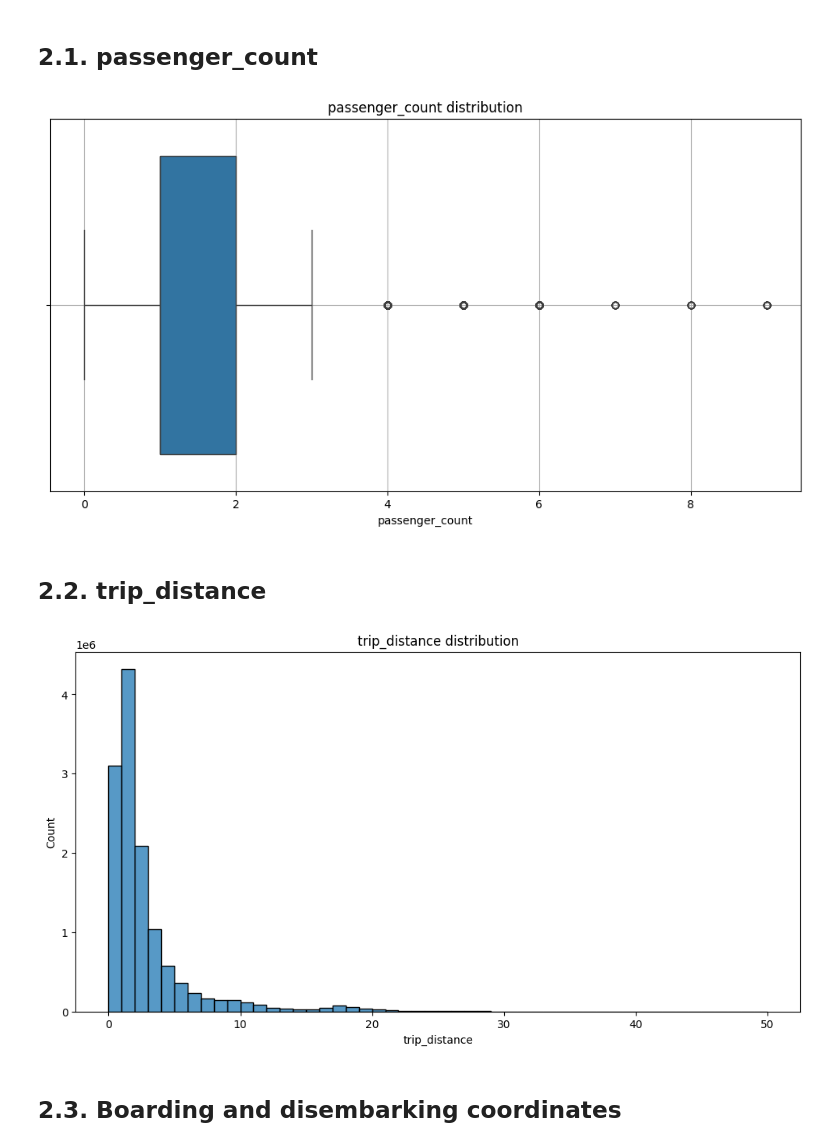
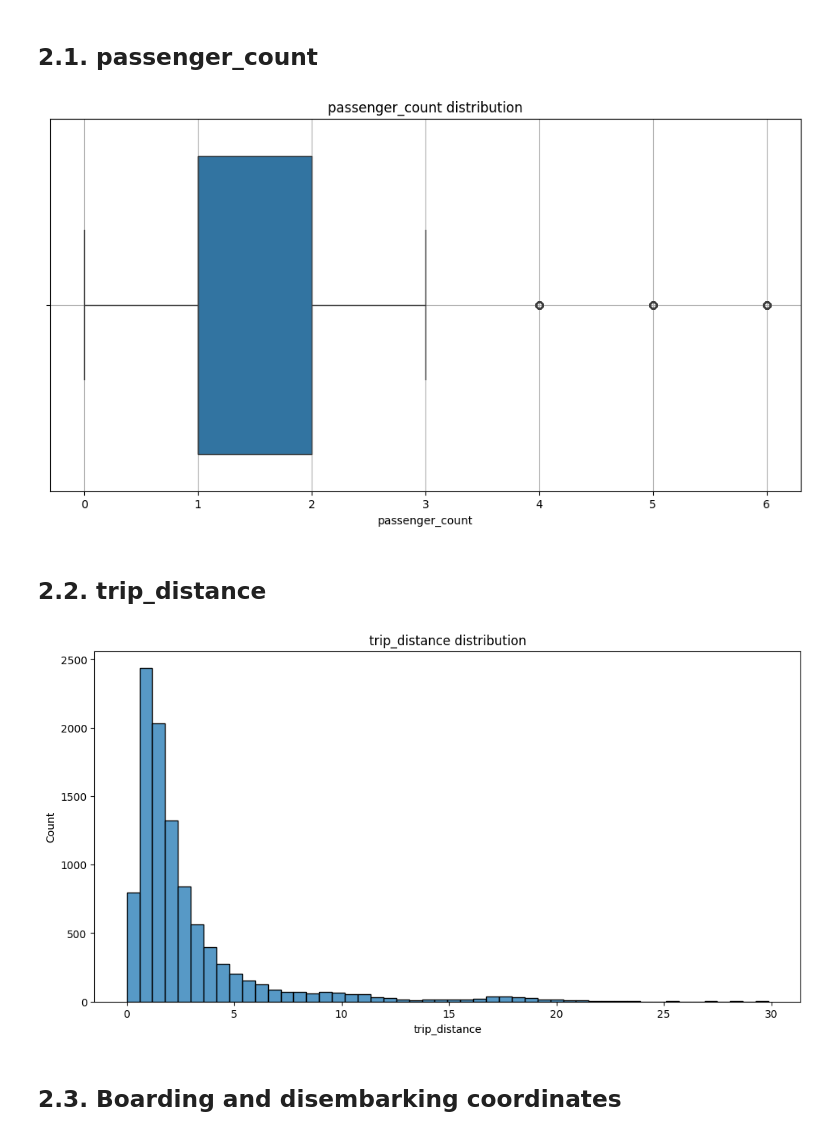
Before and after one commit to HugoBSantos/yellow-taxi-trip-data, a Jupyter notebook: notebooks/01_eda.ipynb, the cells around one changed output. Cells and saved outputs as stored; diff of their text form; code cells hidden in the pictures.

```diff
--- a/notebooks/01_eda.ipynb
+++ b/notebooks/01_eda.ipynb
@@ -86,15 +87,15 @@ shape: (9, 20)
 # %% [markdown]
 ## 2.1. passenger_count
 # %%
-passenger_count = lf.select("passenger_count").collect()
+passenger_count = lf.select("passenger_count").collect().sample(10000)
 
 plt.figure(figsize=(12, 6))
 sns.boxplot(data=passenger_count, x="passenger_count")
 plt.title("passenger_count distribution")
 plt.grid(True)
 plt.show()
 # %% [output]
-[figure, old version]
+[figure, new version]
 # %% [markdown]
 ## 2.2. trip_distance
 # %%
@@ -102,6 +103,7 @@ trip_distance = (
     lf.select("trip_distance")
     .filter(pl.col("trip_distance").is_between(0, 50))
     .collect()
+    .sample(10000)
 )
 
 plt.figure(figsize=(12, 6))
@@ -109,7 +111,7 @@ sns.histplot(data=trip_distance, x="trip_distance", bins=50)
 plt.title("trip_distance distribution")
 plt.show()
 # %% [output]
-[figure, old version]
+[figure, new version]
 # %% [markdown]
 ## 2.3. Boarding and disembarking coordinates
 # %%
```
Also changed, not shown: parts of 10 cells of this notebook.
